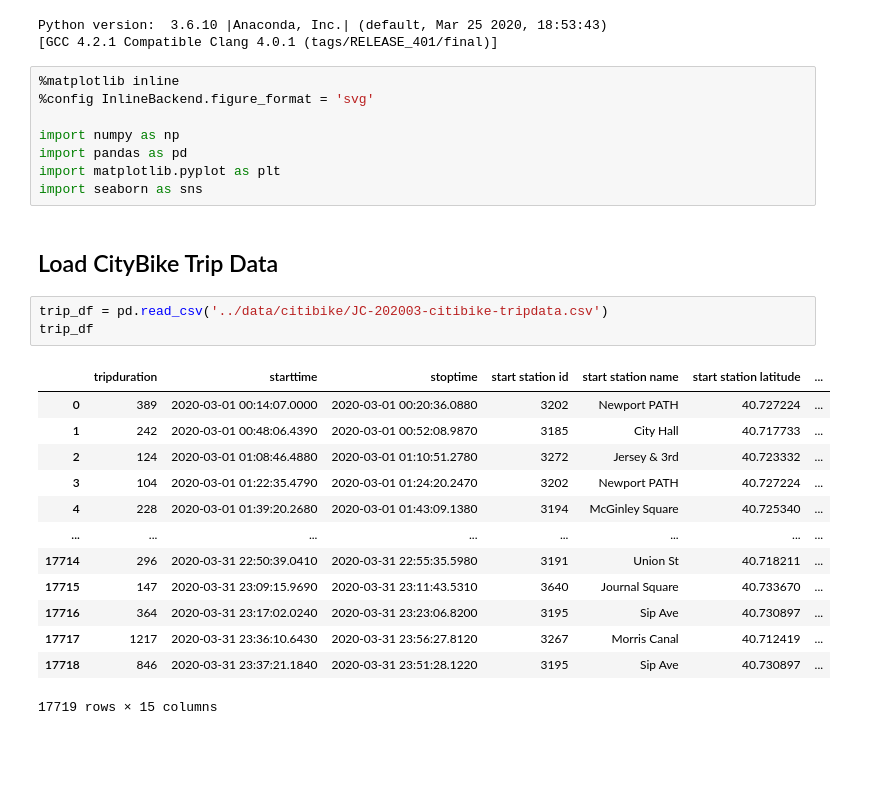
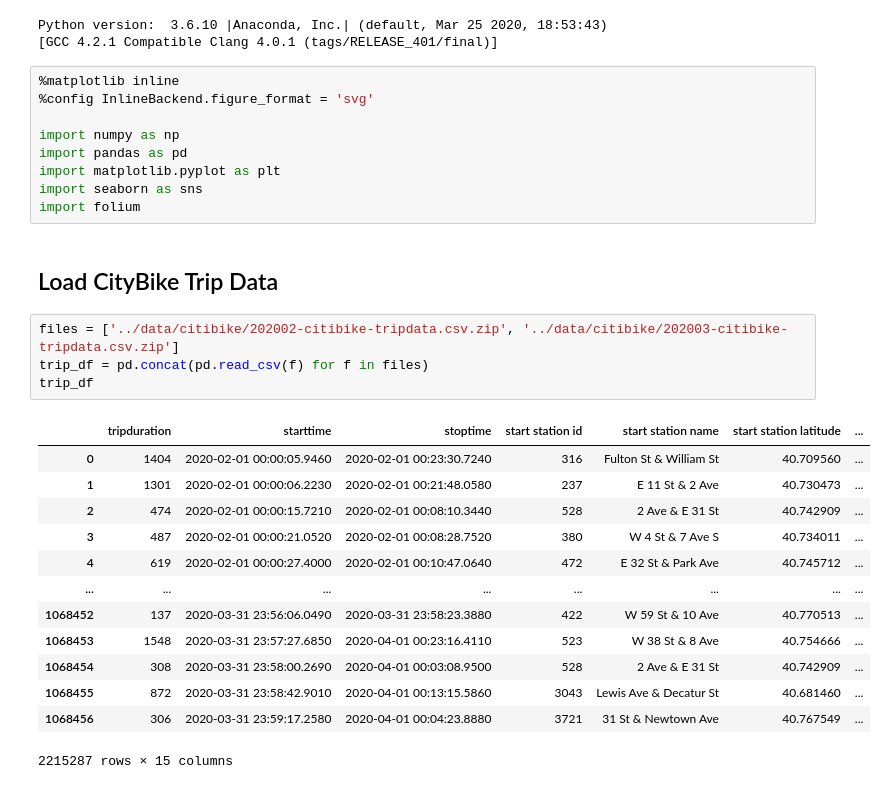
Before and after one commit to mahouoji/MobilityChange, a Jupyter notebook: data_cleaning/citibike_cleaning.ipynb, the cells around one changed output. Saved outputs shown, nothing was run; the diff lists cells and outputs as text; blank space fills up the shorter version.

Commit message:
update citibike dataset(NYC), data cleaning draft for citibike

```diff
--- a/data_cleaning/citibike_cleaning.ipynb
+++ b/data_cleaning/citibike_cleaning.ipynb
@@ -12,22 +12,24 @@ import numpy as np
 import pandas as pd
 import matplotlib.pyplot as plt
 import seaborn as sns
+import folium
 # %% [markdown]
 ## Load CityBike Trip Data
-# %%
-trip_df = pd.read_csv('../data/citibike/JC-202003-citibike-tripdata.csv')
-trip_df
-# %% [output]
-|  | tripduration | starttime | stoptime | start station id | start station name | start station latitude | ... |
-| 0 | 389 | 2020-03-01 00:14:07.0000 | 2020-03-01 00:20:36.0880 | 3202 | Newport PATH | 40.727224 | ... |
-| 1 | 242 | 2020-03-01 00:48:06.4390 | 2020-03-01 00:52:08.9870 | 3185 | City Hall | 40.717733 | ... |
-| 2 | 124 | 2020-03-01 01:08:46.4880 | 2020-03-01 01:10:51.2780 | 3272 | Jersey & 3rd | 40.723332 | ... |
-| 3 | 104 | 2020-03-01 01:22:35.4790 | 2020-03-01 01:24:20.2470 | 3202 | Newport PATH | 40.727224 | ... |
-| 4 | 228 | 2020-03-01 01:39:20.2680 | 2020-03-01 01:43:09.1380 | 3194 | McGinley Square | 40.725340 | ... |
-| ... | ... | ... | ... | ... | ... | ... | ... |
-| 17714 | 296 | 2020-03-31 22:50:39.0410 | 2020-03-31 22:55:35.5980 | 3191 | Union St | 40.718211 | ... |
-| 17715 | 147 | 2020-03-31 23:09:15.9690 | 2020-03-31 23:11:43.5310 | 3640 | Journal Square | 40.733670 | ... |
-| 17716 | 364 | 2020-03-31 23:17:02.0240 | 2020-03-31 23:23:06.8200 | 3195 | Sip Ave | 40.730897 | ... |
-| 17717 | 1217 | 2020-03-31 23:36:10.6430 | 2020-03-31 23:56:27.8120 | 3267 | Morris Canal | 40.712419 | ... |
-| 17718 | 846 | 2020-03-31 23:37:21.1840 | 2020-03-31 23:51:28.1220 | 3195 | Sip Ave | 40.730897 | ... |
-17719 rows × 15 columns
+# %%
+files = ['../data/citibike/202002-citibike-tripdata.csv.zip', '../data/citibike/202003-citibike-tripdata.csv.zip']
+trip_df = pd.concat(pd.read_csv(f) for f in files)
+trip_df
+# %% [output]
+|  | tripduration | starttime | stoptime | start station id | start station name | start station latitude | ... |
+| 0 | 1404 | 2020-02-01 00:00:05.9460 | 2020-02-01 00:23:30.7240 | 316 | Fulton St & William St | 40.709560 | ... |
+| 1 | 1301 | 2020-02-01 00:00:06.2230 | 2020-02-01 00:21:48.0580 | 237 | E 11 St & 2 Ave | 40.730473 | ... |
+| 2 | 474 | 2020-02-01 00:00:15.7210 | 2020-02-01 00:08:10.3440 | 528 | 2 Ave & E 31 St | 40.742909 | ... |
+| 3 | 487 | 2020-02-01 00:00:21.0520 | 2020-02-01 00:08:28.7520 | 380 | W 4 St & 7 Ave S | 40.734011 | ... |
+| 4 | 619 | 2020-02-01 00:00:27.4000 | 2020-02-01 00:10:47.0640 | 472 | E 32 St & Park Ave | 40.745712 | ... |
+| ... | ... | ... | ... | ... | ... | ... | ... |
+| 1068452 | 137 | 2020-03-31 23:56:06.0490 | 2020-03-31 23:58:23.3880 | 422 | W 59 St & 10 Ave | 40.770513 | ... |
+| 1068453 | 1548 | 2020-03-31 23:57:27.6850 | 2020-04-01 00:23:16.4110 | 523 | W 38 St & 8 Ave | 40.754666 | ... |
+| 1068454 | 308 | 2020-03-31 23:58:00.2690 | 2020-04-01 00:03:08.9500 | 528 | 2 Ave & E 31 St | 40.742909 | ... |
+| 1068455 | 872 | 2020-03-31 23:58:42.9010 | 2020-04-01 00:13:15.5860 | 3043 | Lewis Ave & Decatur St | 40.681460 | ... |
+| 1068456 | 306 | 2020-03-31 23:59:17.2580 | 2020-04-01 00:04:23.8880 | 3721 | 31 St & Newtown Ave | 40.767549 | ... |
+2215287 rows × 15 columns
```
Also changed, not shown: parts of 10 cells of this notebook, 4 other files.
